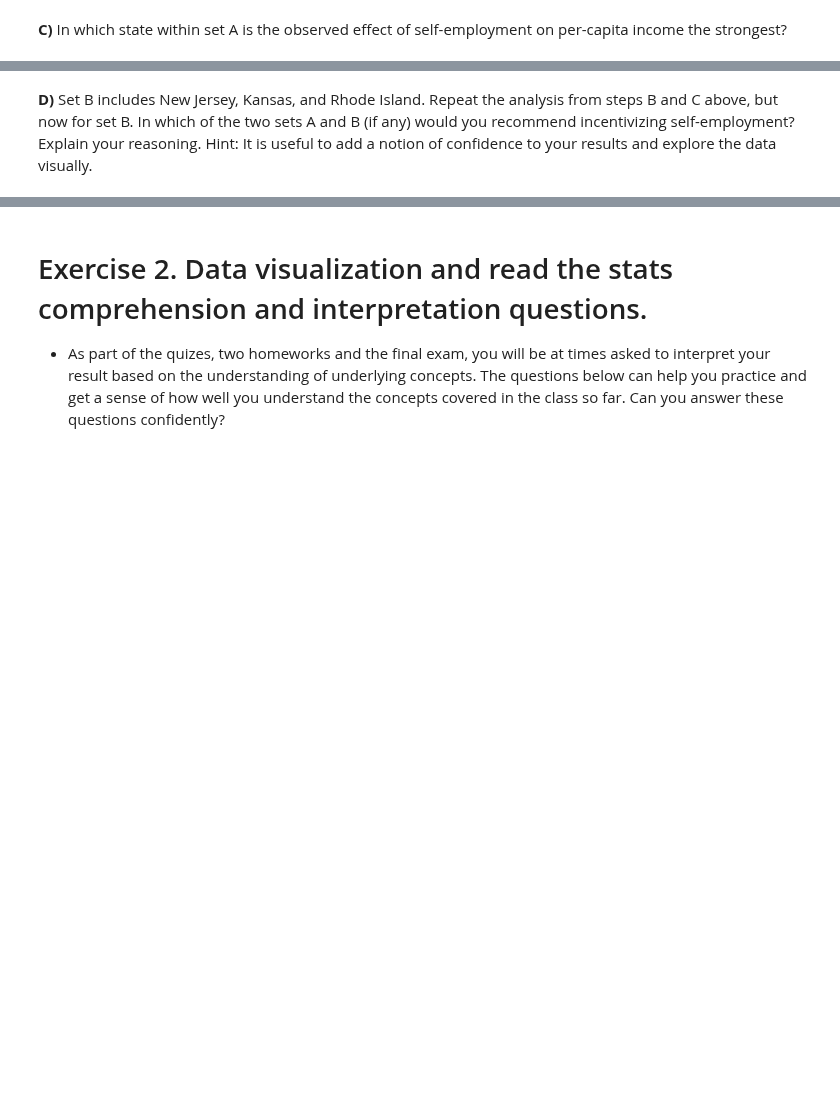
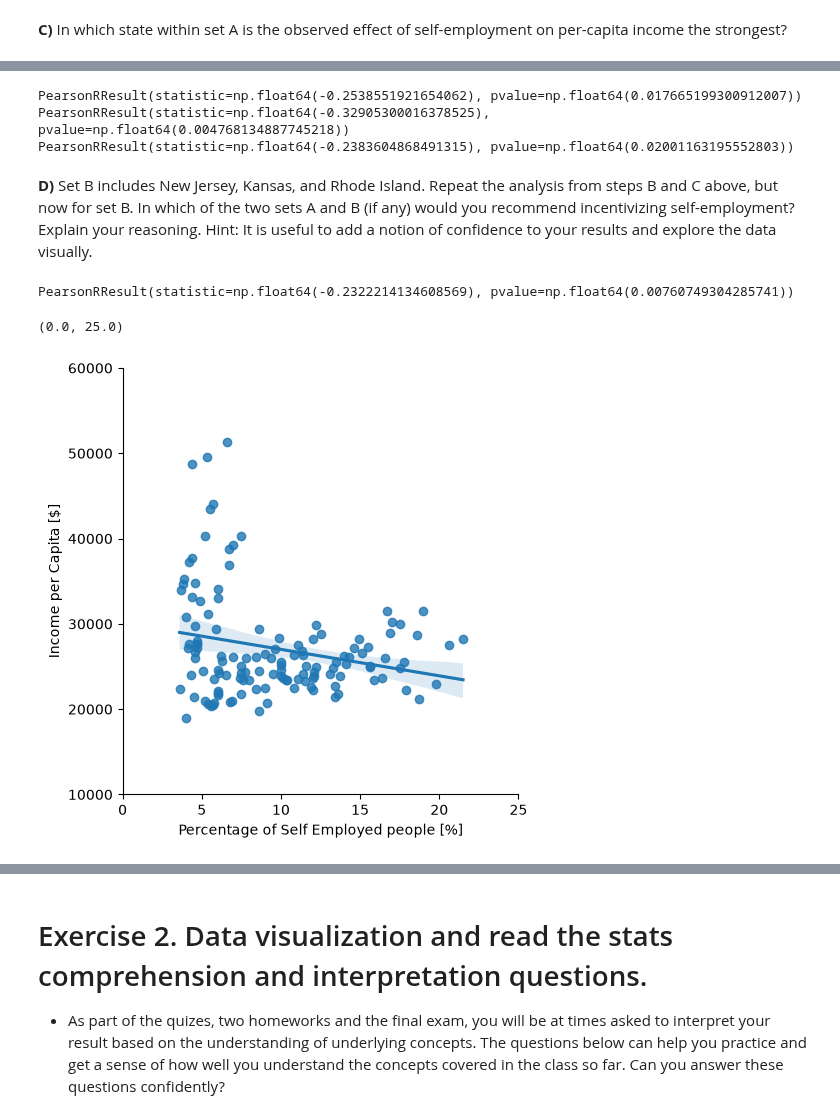
Before and after one commit to dimitripelgrin/ADA2026, a Jupyter notebook: Exercises/03 - Describing data/Describing_data_exercise.ipynb, the cells around one changed output, grey strips where cells are left out. Drawn from its saved outputs; the diff is of its cells as text; code cells hidden in the pictures; blank space fills up the shorter version.

```diff
--- a/Exercises/03 - Describing data/Describing_data_exercise.ipynb
+++ b/Exercises/03 - Describing data/Describing_data_exercise.ipynb
@@ -181,0 +241,8 @@ Since it is unethical and impossible in this setting to run a controlled experim
+# %%
+print(stats.pearsonr(sempl_minn.SelfEmployed, sempl_minn.IncomePerCap))
+print(stats.pearsonr(sempl_wisc.SelfEmployed, sempl_wisc.IncomePerCap))
+print(stats.pearsonr(sempl_tenn.SelfEmployed, sempl_tenn.IncomePerCap))
+# %% [output]
+PearsonRResult(statistic=np.float64(-0.2538551921654062), pvalue=np.float64(0.017665199300912007))
+PearsonRResult(statistic=np.float64(-0.32905300016378525), pvalue=np.float64(0.004768134887745218))
+PearsonRResult(statistic=np.float64(-0.2383604868491315), pvalue=np.float64(0.02001163195552803))
@@ -185,0 +253,14 @@ Since it is unethical and impossible in this setting to run a controlled experim
+# %%
+self_employed_set_b = df[df["State"].isin(["New Jersey", "Kansas", "Rhode Island"])]
+stats.pearsonr(self_employed_set_b['IncomePerCap'],self_employed_set_b['SelfEmployed']) # Negative correlation!
+# %% [output]
+PearsonRResult(statistic=np.float64(-0.2322214134608569), pvalue=np.float64(0.00760749304285741))
+# %%
+sn.lmplot(x='SelfEmployed',y='IncomePerCap', data=self_employed_set_b)
+plt.xlabel("Percentage of Self Employed people [%]")
+plt.ylabel("Income per Capita [$]")
+plt.ylim([10000,60000])
+plt.xlim([0,25])
+# %% [output]
+(0.0, 25.0)
+[figure, added]
```
Also changed, not shown: parts of 27 cells of this notebook.
